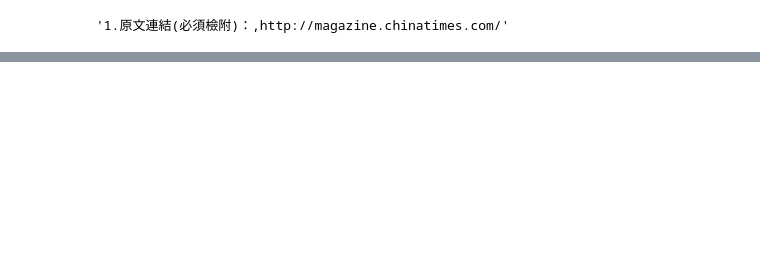
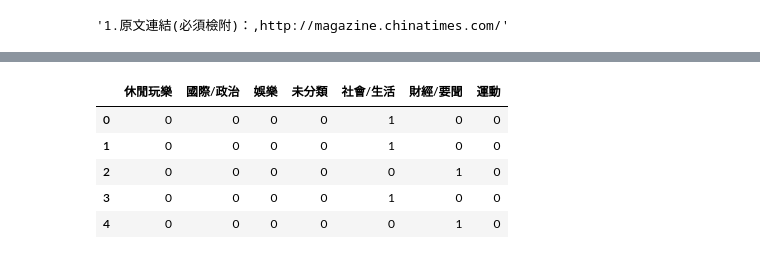
Before and after one commit to roccqqck/stock_eland, a Jupyter notebook: pandas.jieba.test.ipynb, the cells around one changed output, grey strips where cells are left out. Drawn from its saved outputs; the diff is of its cells as text; code cells hidden in the pictures; blank space fills up the shorter version.

```diff
--- a/pandas.jieba.test.ipynb
+++ b/pandas.jieba.test.ipynb
@@ -136,0 +156,9 @@ news.head(10)
+# %%
+pd.get_dummies(news['category']).head()
+# %% [output]
+|  | 休閒玩樂 | 國際/政治 | 娛樂 | 未分類 | 社會/生活 | 財經/要聞 | 運動 |
+| 0 | 0 | 0 | 0 | 0 | 1 | 0 | 0 |
+| 1 | 0 | 0 | 0 | 0 | 1 | 0 | 0 |
+| 2 | 0 | 0 | 0 | 0 | 0 | 1 | 0 |
+| 3 | 0 | 0 | 0 | 0 | 1 | 0 | 0 |
+| 4 | 0 | 0 | 0 | 0 | 0 | 1 | 0 |
```
Also changed, not shown: parts of 2 cells of this notebook, 2 other files.
